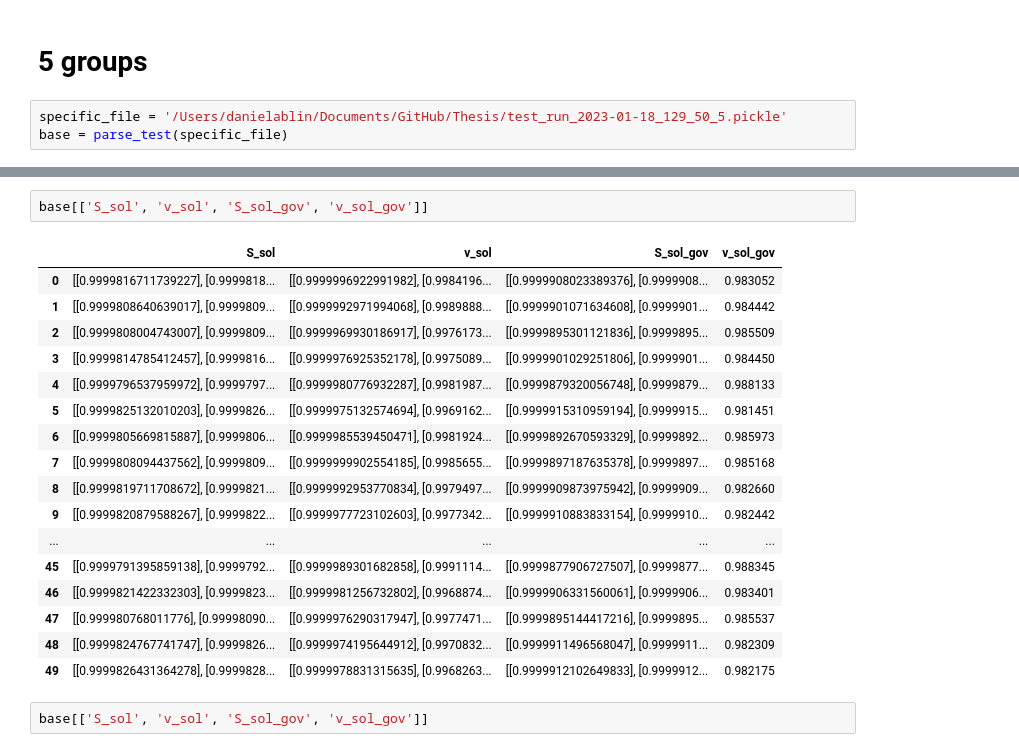
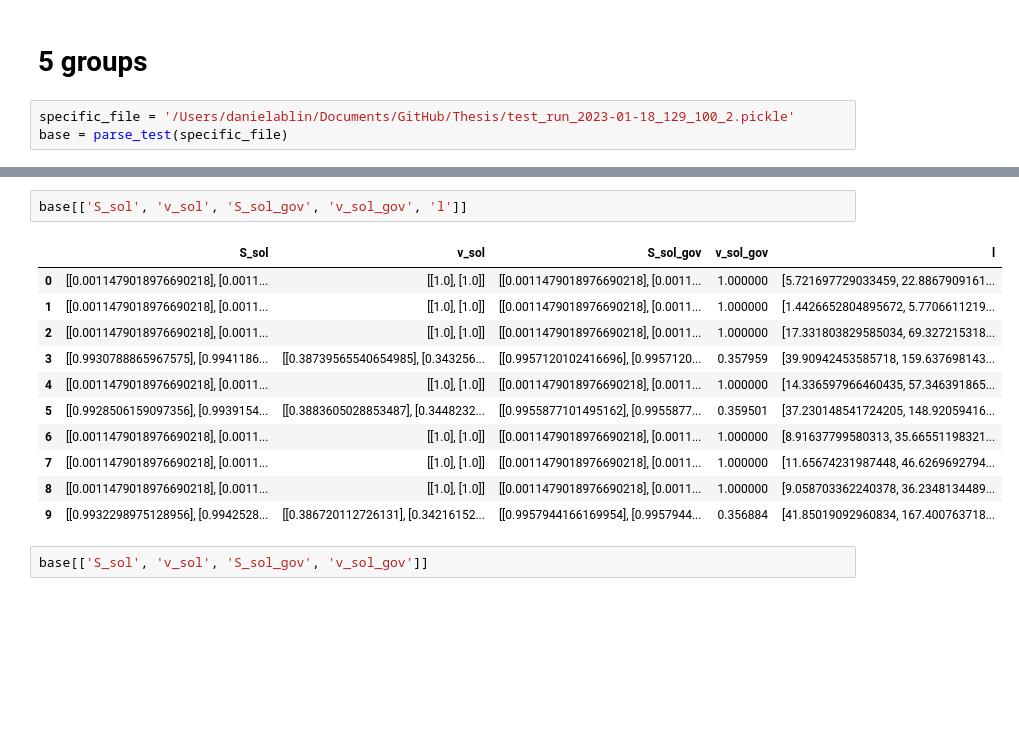
Before and after one commit to daniel-ablin/Thesis, a Jupyter notebook: test analysis.ipynb, the cells around one changed output, grey strips where cells are left out. Drawn from its saved outputs; the diff is of its cells as text; blank space fills up the shorter version.

```diff
--- a/test analysis.ipynb
+++ b/test analysis.ipynb
@@ -70,7 +70,7 @@ def parse_test(path=None):
 # %% [markdown]
 # 5 groups
 # %%
-specific_file = '/Users/danielablin/Documents/GitHub/Thesis/test_run_2023-01-18_129_50_5.pickle'
+specific_file = '/Users/danielablin/Documents/GitHub/Thesis/test_run_2023-01-18_129_100_2.pickle'
 base = parse_test(specific_file)
 # %%
 base.groupby(['best_sol', 'msg_sol'])['best_sol'].count()
@@ -81,23 +103,17 @@ Name: best_sol, dtype: int64
 # %%
-base[['S_sol', 'v_sol', 'S_sol_gov', 'v_sol_gov']]
+base[['S_sol', 'v_sol', 'S_sol_gov', 'v_sol_gov', 'l']]
 # %% [output]
-|  | S_sol | v_sol | S_sol_gov | v_sol_gov |
-| 0 | [[0.9999816711739227], [0.9999818... | [[0.9999996922991982], [0.9984196... | [[0.9999908023389376], [0.9999908... | 0.983052 |
-| 1 | [[0.9999808640639017], [0.9999809... | [[0.9999992971994068], [0.9989888... | [[0.9999901071634608], [0.9999901... | 0.984442 |
-| 2 | [[0.9999808004743007], [0.9999809... | [[0.9999969930186917], [0.9976173... | [[0.9999895301121836], [0.9999895... | 0.985509 |
-| 3 | [[0.9999814785412457], [0.9999816... | [[0.9999976925352178], [0.9975089... | [[0.9999901029251806], [0.9999901... | 0.984450 |
-| 4 | [[0.9999796537959972], [0.9999797... | [[0.9999980776932287], [0.9981987... | [[0.9999879320056748], [0.9999879... | 0.988133 |
-| 5 | [[0.9999825132010203], [0.9999826... | [[0.9999975132574694], [0.9969162... | [[0.9999915310959194], [0.9999915... | 0.981451 |
-| 6 | [[0.9999805669815887], [0.9999806... | [[0.9999985539450471], [0.9981924... | [[0.9999892670593329], [0.9999892... | 0.985973 |
-| 7 | [[0.9999808094437562], [0.9999809... | [[0.9999999902554185], [0.9985655... | [[0.9999897187635378], [0.9999897... | 0.985168 |
-| 8 | [[0.9999819711708672], [0.9999821... | [[0.9999992953770834], [0.9979497... | [[0.9999909873975942], [0.9999909... | 0.982660 |
-| 9 | [[0.9999820879588267], [0.9999822... | [[0.9999977723102603], [0.9977342... | [[0.9999910883833154], [0.9999910... | 0.982442 |
-| ... | ... | ... | ... | ... |
-| 45 | [[0.9999791395859138], [0.9999792... | [[0.9999989301682858], [0.9991114... | [[0.9999877906727507], [0.9999877... | 0.988345 |
-| 46 | [[0.9999821422332303], [0.9999823... | [[0.9999981256732802], [0.9968874... | [[0.9999906331560061], [0.9999906... | 0.983401 |
-| 47 | [[0.999980768011776], [0.99998090... | [[0.9999976290317947], [0.9977471... | [[0.9999895144417216], [0.9999895... | 0.985537 |
-| 48 | [[0.9999824767741747], [0.9999826... | [[0.9999974195644912], [0.9970832... | [[0.9999911496568047], [0.9999911... | 0.982309 |
-| 49 | [[0.9999826431364278], [0.9999828... | [[0.9999978831315635], [0.9968263... | [[0.9999912102649833], [0.9999912... | 0.982175 |
+|  | S_sol | v_sol | S_sol_gov | v_sol_gov | l |
+| 0 | [[0.0011479018976690218], [0.0011... | [[1.0], [1.0]] | [[0.0011479018976690218], [0.0011... | 1.000000 | [5.721697729033459, 22.8867909161... |
+| 1 | [[0.0011479018976690218], [0.0011... | [[1.0], [1.0]] | [[0.0011479018976690218], [0.0011... | 1.000000 | [1.4426652804895672, 5.7706611219... |
+| 2 | [[0.0011479018976690218], [0.0011... | [[1.0], [1.0]] | [[0.0011479018976690218], [0.0011... | 1.000000 | [17.331803829585034, 69.327215318... |
+| 3 | [[0.9930788865967575], [0.9941186... | [[0.38739565540654985], [0.343256... | [[0.9957120102416696], [0.9957120... | 0.357959 | [39.90942453585718, 159.637698143... |
+| 4 | [[0.0011479018976690218], [0.0011... | [[1.0], [1.0]] | [[0.0011479018976690218], [0.0011... | 1.000000 | [14.336597966460435, 57.346391865... |
+| 5 | [[0.9928506159097356], [0.9939154... | [[0.3883605028853487], [0.3448232... | [[0.9955877101495162], [0.9955877... | 0.359501 | [37.230148541724205, 148.92059416... |
+| 6 | [[0.0011479018976690218], [0.0011... | [[1.0], [1.0]] | [[0.0011479018976690218], [0.0011... | 1.000000 | [8.91637799580313, 35.66551198321... |
+| 7 | [[0.0011479018976690218], [0.0011... | [[1.0], [1.0]] | [[0.0011479018976690218], [0.0011... | 1.000000 | [11.65674231987448, 46.6269692794... |
+| 8 | [[0.0011479018976690218], [0.0011... | [[1.0], [1.0]] | [[0.0011479018976690218], [0.0011... | 1.000000 | [9.058703362240378, 36.2348134489... |
+| 9 | [[0.9932298975128956], [0.9942528... | [[0.386720112726131], [0.34216152... | [[0.9957944166169954], [0.9957944... | 0.356884 | [41.85019092960834, 167.400763718... |
 # %%
 base[['S_sol', 'v_sol', 'S_sol_gov', 'v_sol_gov']]
 # %% [output]
```
Also changed, not shown: parts of 2 cells of this notebook.
